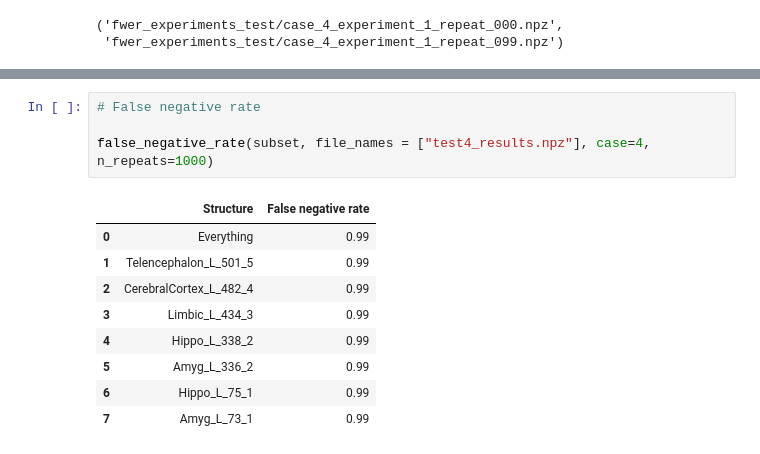
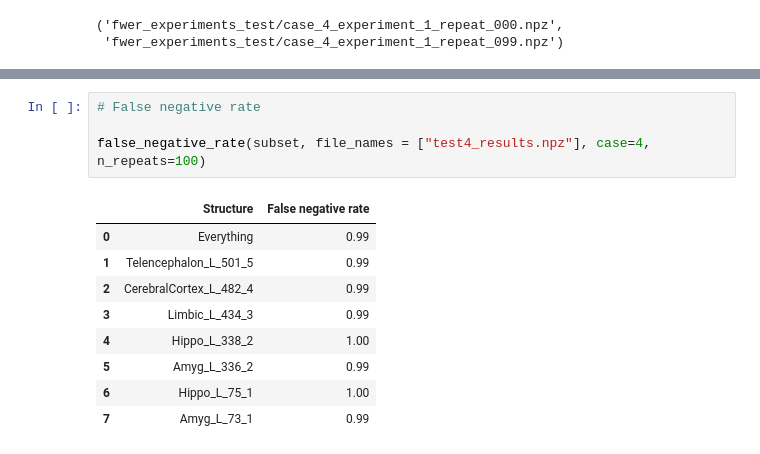
Before and after one commit to paige-lee/ontology_fwer, a Jupyter notebook: Defining functions/Testing functions.ipynb, the cells around one changed output, grey strips where cells are left out. Saved outputs shown, nothing was run; the diff lists cells and outputs as text.

```diff
--- a/Defining functions/Testing functions.ipynb
+++ b/Defining functions/Testing functions.ipynb
@@ -350,14 +348,14 @@ false_negative_rate(subset, file_names = ["test3_results.npz"], case=3, n_repeat
 # %%
 # False negative rate
 
-false_negative_rate(subset, file_names = ["test4_results.npz"], case=4, n_repeats=1000)
+false_negative_rate(subset, file_names = ["test4_results.npz"], case=4, n_repeats=100)
 # %% [output]
 |  | Structure | False negative rate |
 | 0 | Everything | 0.99 |
 | 1 | Telencephalon_L_501_5 | 0.99 |
 | 2 | CerebralCortex_L_482_4 | 0.99 |
 | 3 | Limbic_L_434_3 | 0.99 |
-| 4 | Hippo_L_338_2 | 0.99 |
+| 4 | Hippo_L_338_2 | 1.00 |
 | 5 | Amyg_L_336_2 | 0.99 |
-| 6 | Hippo_L_75_1 | 0.99 |
+| 6 | Hippo_L_75_1 | 1.00 |
 | 7 | Amyg_L_73_1 | 0.99 |
```
Also changed, not shown: parts of 6 cells of this notebook.
